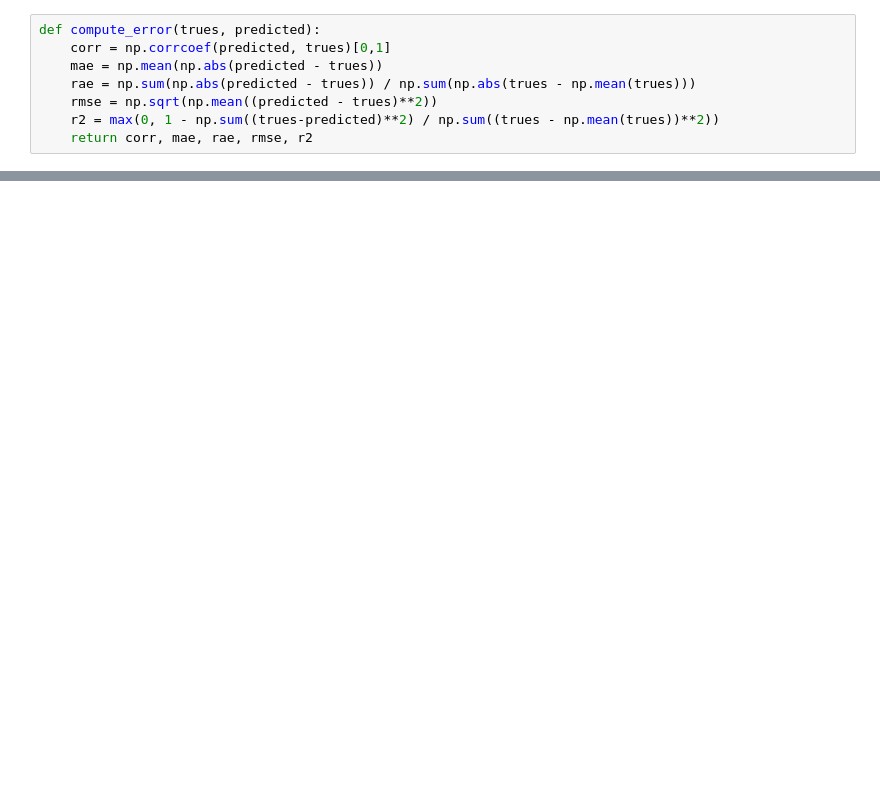
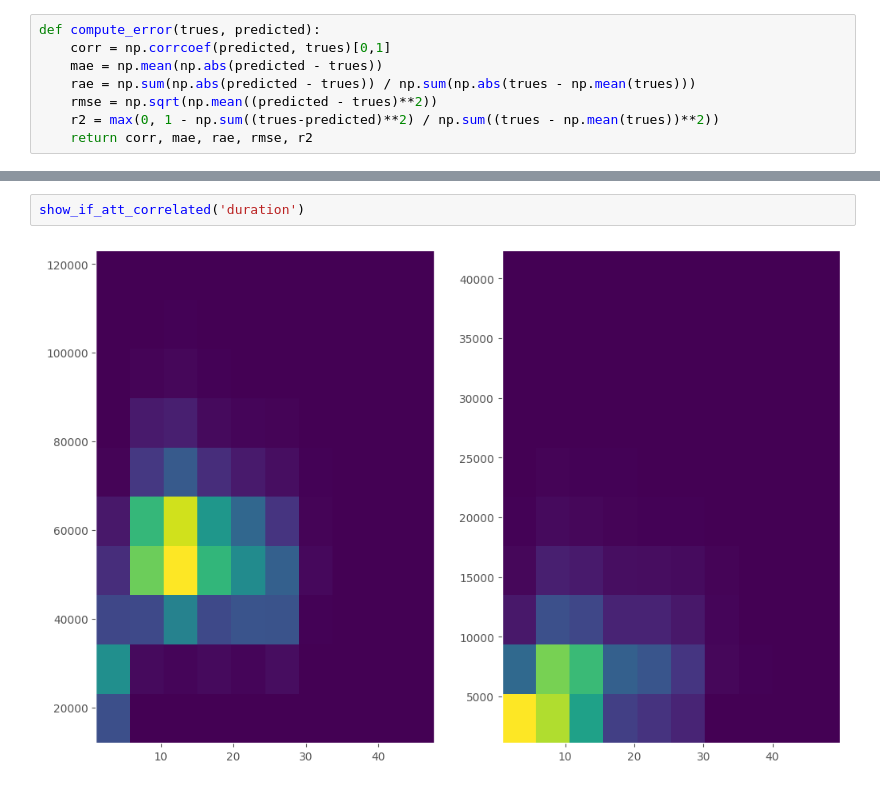
Before and after one commit to chensy618/model-based-machine-learning, a Jupyter notebook: notebook/try-simple-mixing.ipynb, the cells around one changed output, grey strips where cells are left out. Saved outputs shown, nothing was run; the diff lists cells and outputs as text; blank space fills up the shorter version.

```diff
--- a/notebook/try-simple-mixing.ipynb
+++ b/notebook/try-simple-mixing.ipynb
@@ -221,0 +397,4 @@ print("CorrCoef: %.3f\nMAE: %.3f\nRMSE: %.3f\nR2: %.3f" % (corr, mae, rmse, r2))
+# %%
+show_if_att_correlated('duration')
+# %% [output]
+[figure, added]
```
Also changed, not shown: parts of 48 cells of this notebook, 2 other files.
